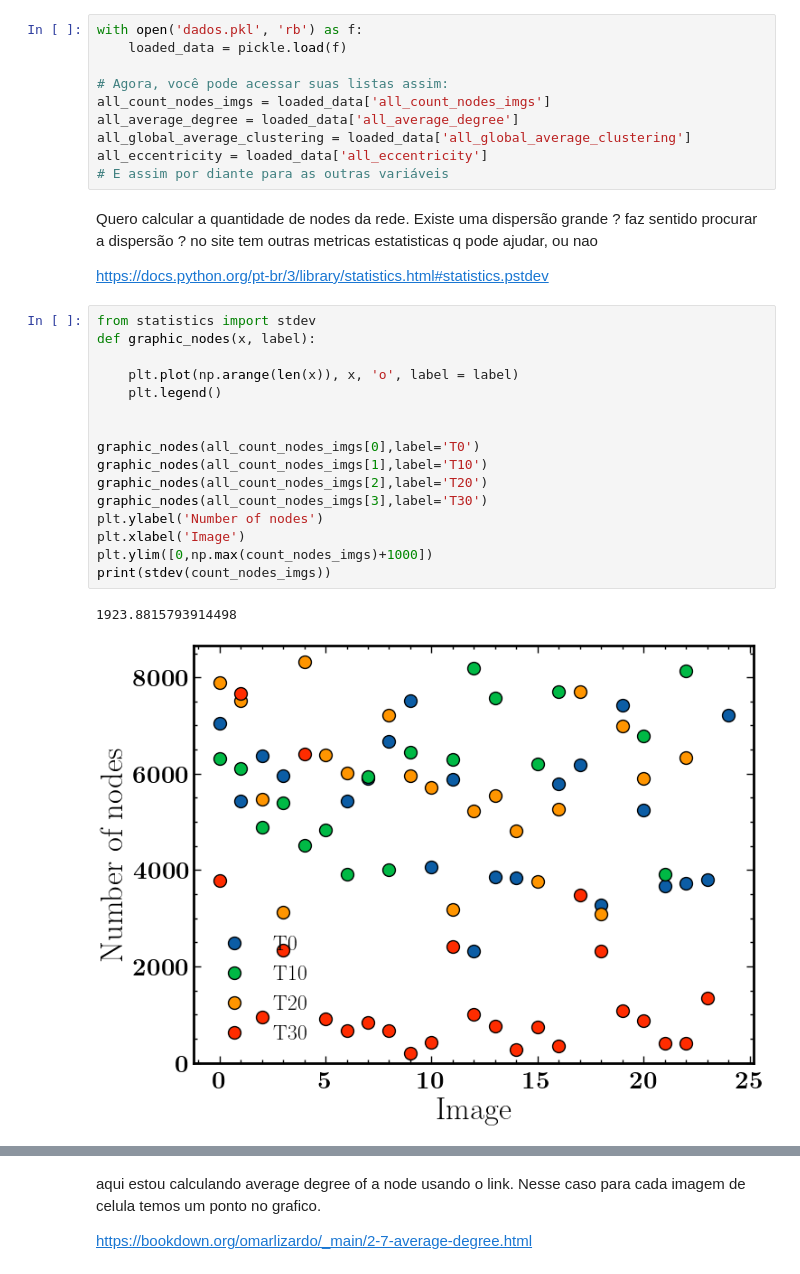
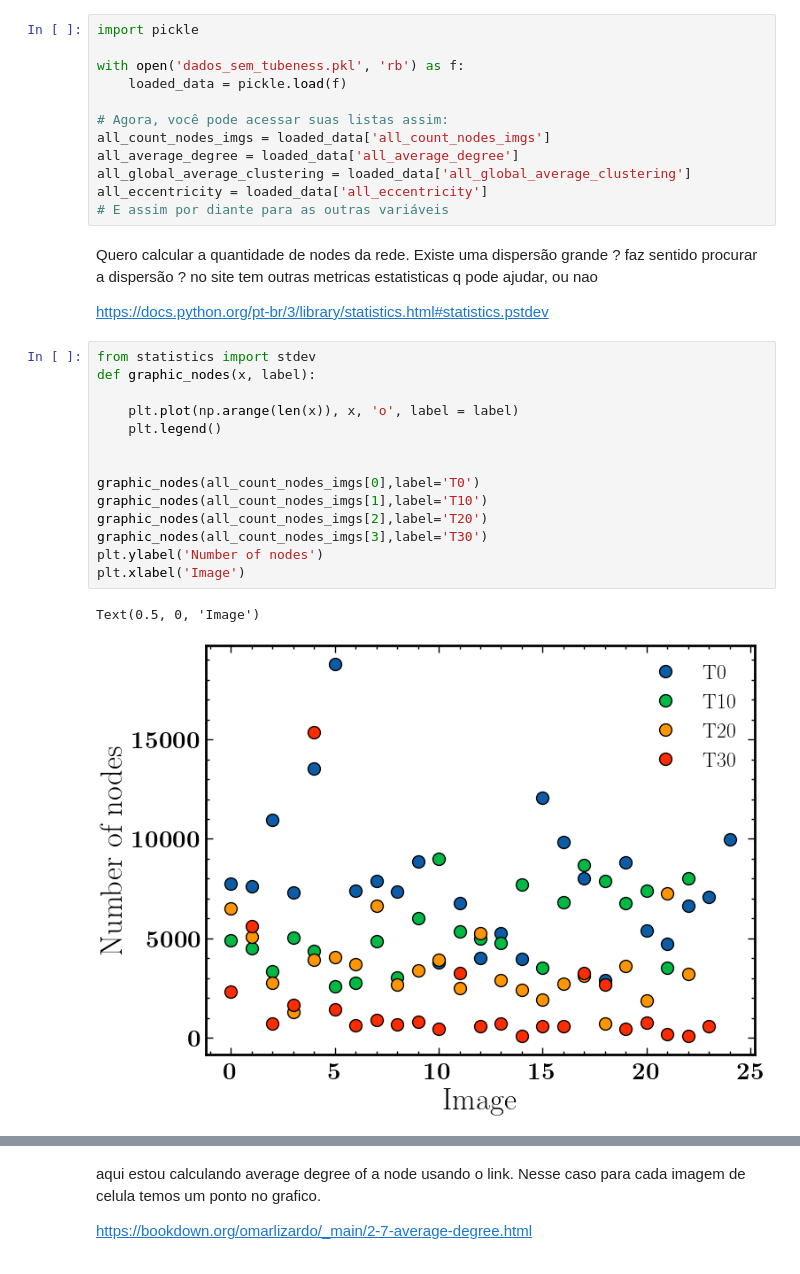
Before and after one commit to walacevale/network_actin_cell, a Jupyter notebook: metricas.ipynb, the cells around one changed output, grey strips where cells are left out. Saved outputs shown, nothing was run; the diff lists cells and outputs as text.

```diff
--- a/metricas.ipynb
+++ b/metricas.ipynb
@@ -73,7 +73,9 @@ data_to_save = {
 with open('dados.pkl', 'wb') as f:
     pickle.dump(data_to_save, f)
 # %%
-with open('dados.pkl', 'rb') as f:
+import pickle
+
+with open('dados_sem_tubeness.pkl', 'rb') as f:
     loaded_data = pickle.load(f)
 
 # Agora, você pode acessar suas listas assim:
@@ -89,22 +91,20 @@ https://docs.python.org/pt-br/3/library/statistics.html#statistics.pstdev
 # %%
 from statistics import stdev
 def graphic_nodes(x, label):
 
     plt.plot(np.arange(len(x)), x, 'o', label = label)
     plt.legend()
 
 
 graphic_nodes(all_count_nodes_imgs[0],label='T0')
 graphic_nodes(all_count_nodes_imgs[1],label='T10')
 graphic_nodes(all_count_nodes_imgs[2],label='T20')
 graphic_nodes(all_count_nodes_imgs[3],label='T30')
 plt.ylabel('Number of nodes')
 plt.xlabel('Image')
-plt.ylim([0,np.max(count_nodes_imgs)+1000])
-print(stdev(count_nodes_imgs))
 # %% [output]
-1923.8815793914498
+Text(0.5, 0, 'Image')
-[figure, old version]
+[figure, new version]
 # %%
 T0_median = np.mean(all_count_nodes_imgs[0])
 T10_median = np.mean(all_count_nodes_imgs[1])
```
Also changed, not shown: parts of 12 cells of this notebook.
